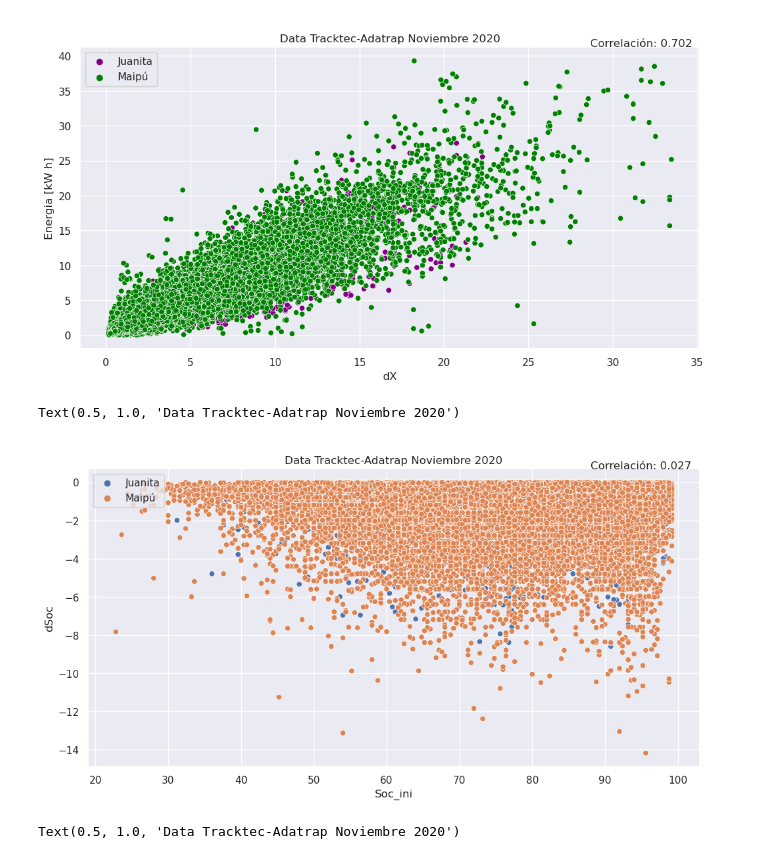
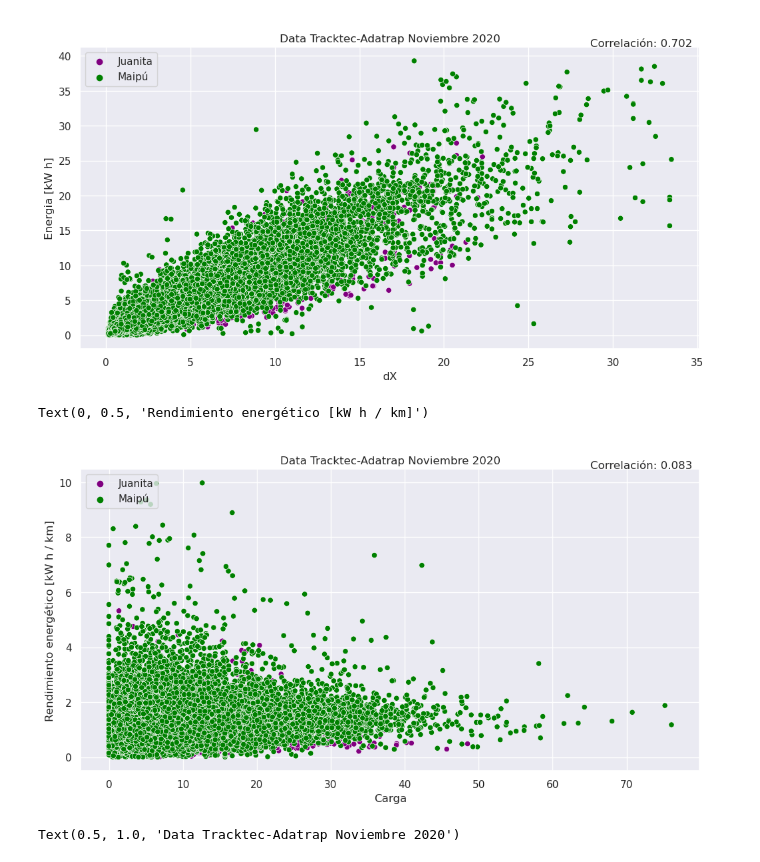
Before and after one commit to BrunoSE/estudio_consumo, a Jupyter notebook: explorar_cruce_electricos.ipynb, the cells around one changed output. Drawn from its saved outputs; the diff is of its cells as text; code cells hidden in the pictures.

```diff
--- a/explorar_cruce_electricos.ipynb
+++ b/explorar_cruce_electricos.ipynb
@@ -376,24 +376,24 @@ Text(0, 0.5, 'Energia [kW h]')
 [figure]
 # %%
 palette ={"Juanita": "purple", "Maipú": "green"}
-varx = 'Soc_ini'
-vary = 'dSoc'
+varx = 'Carga'
+vary = 'Pot_km'
 sns.scatterplot(data=data_final,
                 x=varx, y=vary,
-                hue='Terminal')
+                hue='Terminal', palette=palette)
 
 plt.legend(loc='upper left')
 
 plt.annotate(f"Correlación: {round(corr[varx][vary], 3)}",
              xy=(0.8, 0.94), xycoords='figure fraction',
              horizontalalignment='left', verticalalignment='top', fontsize=12)
 
 plt.title('Data Tracktec-Adatrap Noviembre 2020')
 # plt.xlabel('Pendiente [%]')
-# plt.ylabel('Potencia por km [kWh / km]')
+plt.ylabel('Rendimiento energético [kW h / km]')
 # %% [output]
-Text(0.5, 1.0, 'Data Tracktec-Adatrap Noviembre 2020')
+Text(0, 0.5, 'Rendimiento energético [kW h / km]')
-[figure, old version]
+[figure, new version]
 # %%
 varx = 'dX'
 vary = 'dSoc'
```
Also changed, not shown: parts of 1 cell of this notebook, 1 other file.
